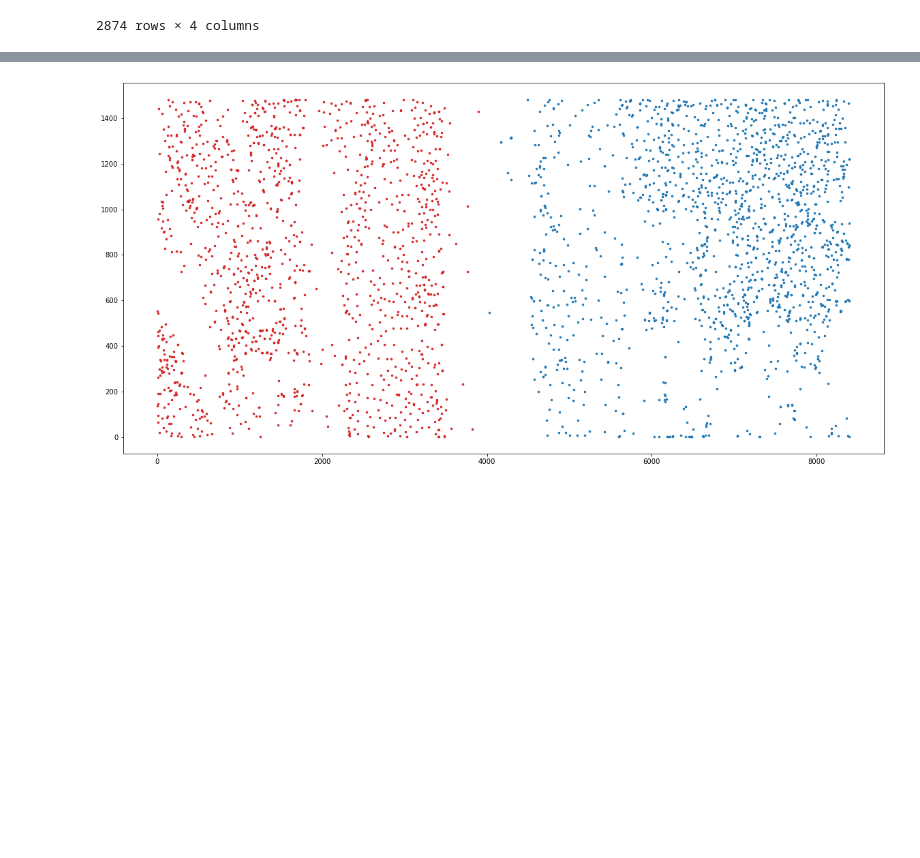
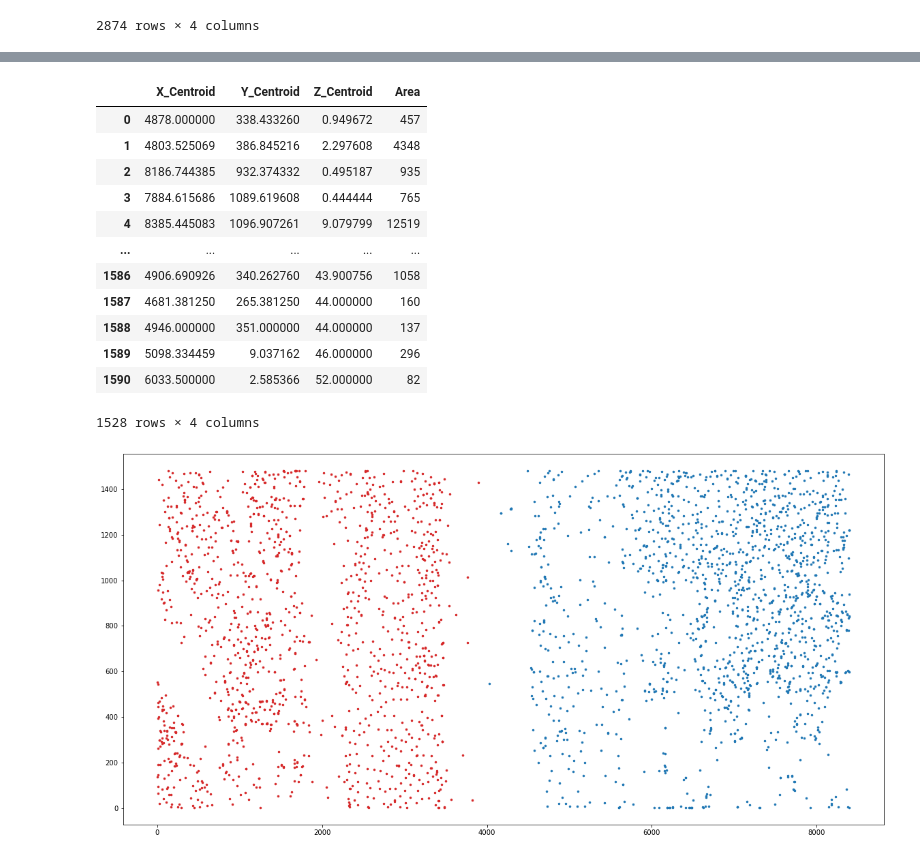
Before and after one commit to DarioMoed/RESTORE, a Jupyter notebook: 3D_Segmentation.ipynb, the cells around one changed output, grey strips where cells are left out. Drawn from its saved outputs; the diff is of its cells as text; code cells hidden in the pictures; blank space fills up the shorter version.

```diff
--- a/3D_Segmentation.ipynb
+++ b/3D_Segmentation.ipynb
@@ -170,3 +188,19 @@ df
+# %%
+df.loc['Right']
+# %% [output]
+|  | X_Centroid | Y_Centroid | Z_Centroid | Area |
+| 0 | 4878.000000 | 338.433260 | 0.949672 | 457 |
+| 1 | 4803.525069 | 386.845216 | 2.297608 | 4348 |
+| 2 | 8186.744385 | 932.374332 | 0.495187 | 935 |
+| 3 | 7884.615686 | 1089.619608 | 0.444444 | 765 |
+| 4 | 8385.445083 | 1096.907261 | 9.079799 | 12519 |
+| ... | ... | ... | ... | ... |
+| 1586 | 4906.690926 | 340.262760 | 43.900756 | 1058 |
+| 1587 | 4681.381250 | 265.381250 | 44.000000 | 160 |
+| 1588 | 4946.000000 | 351.000000 | 44.000000 | 137 |
+| 1589 | 5098.334459 | 9.037162 | 46.000000 | 296 |
+| 1590 | 6033.500000 | 2.585366 | 52.000000 | 82 |
+1528 rows × 4 columns
 # %%
 fig, ax = plt.subplots()
 fig.set(figheight = 10)
```
Also changed, not shown: parts of 6 cells of this notebook, 1 other file.
